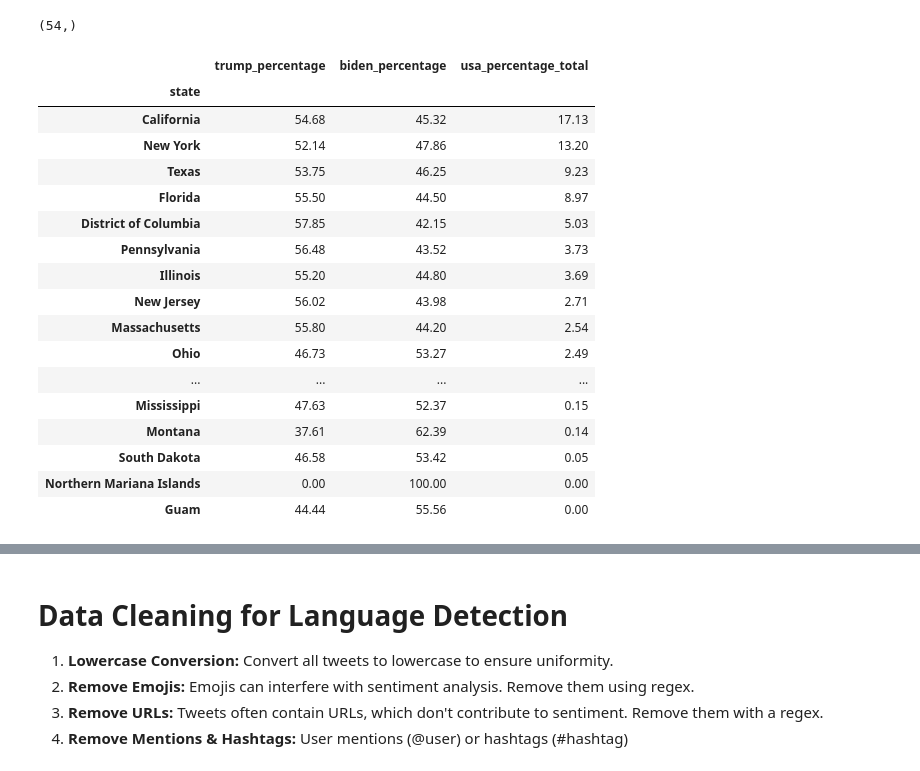
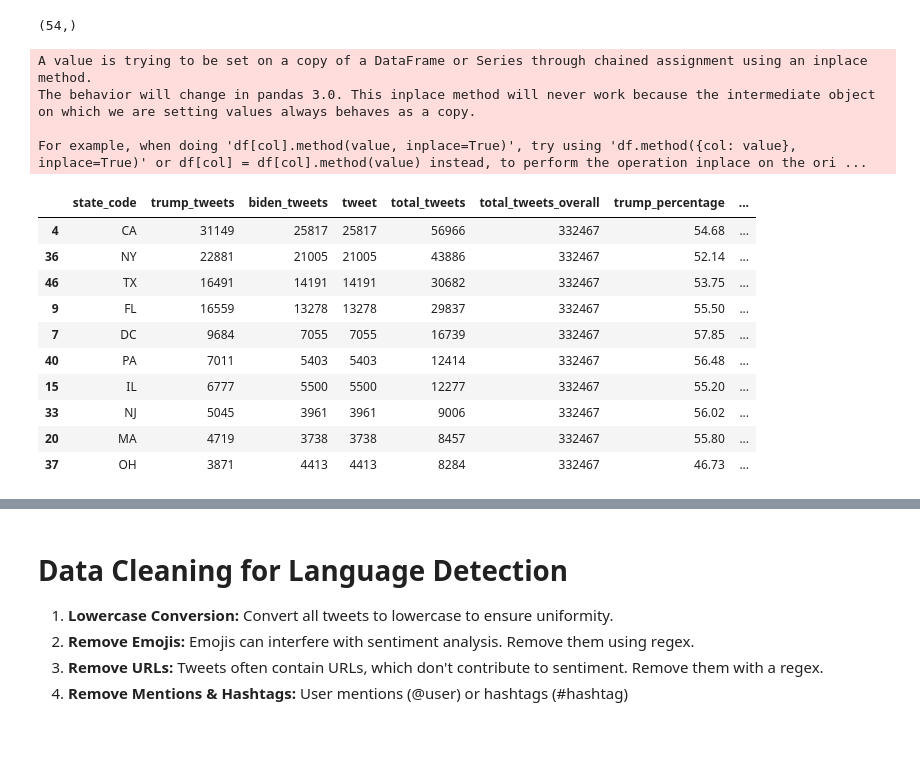
Before and after one commit to GulsahDurmaz/redi_fall2024_data_circle_twitter_project, a Jupyter notebook: Data_Circle_US_Election_2020_Tweets.ipynb, the cells around one changed output, grey strips where cells are left out. Drawn from its saved outputs; the diff is of its cells as text; code cells hidden in the pictures; blank space fills up the shorter version.

```diff
--- a/Data_Circle_US_Election_2020_Tweets.ipynb
+++ b/Data_Circle_US_Election_2020_Tweets.ipynb
@@ -400,6 +587,6 @@ Percentage of tweets USA/total: 10.36
 # Exploratory Data Analysis - Only USA Users
 # %%
 # Create a new DataFrame with only USA data
-usa_trump_df = new_trump_df[new_trump_df['country'] == 'USA']
+usa_trump_df = trump_df[trump_df['country'] == 'USA']
 usa_trump_df.shape
 # %% [output]
@@ -407,4 +594,4 @@ usa_trump_df.shape
 # %%
-usa_biden_df = new_biden_df[new_biden_df['country'] == 'USA']
+usa_biden_df = biden_df[biden_df['country'] == 'USA']
 usa_biden_df.shape
 # %% [output]
@@ -533,51 +710,50 @@ tweet_hour               0.00
 dtype: float64
 # %%
 # Trump - tweet counts according to states
-usa_trump_grouped = usa_trump_df.groupby('state')['tweet'].count()
+usa_trump_grouped = usa_trump_df.groupby('state_code')['tweet'].count()
 usa_trump_grouped.shape
 # %% [output]
 (53,)
 # %%
 # Biden - tweet counts according to states
-usa_biden_grouped = usa_biden_df.groupby('state')['tweet'].count()
+usa_biden_grouped = usa_biden_df.groupby('state_code')['tweet'].count()
 usa_biden_grouped.shape
 # %% [output]
 (54,)
 # %%
-usa_combined_df = pd.merge(usa_trump_grouped, usa_biden_grouped, on='state', how='outer')
+usa_combined_df = pd.merge(usa_trump_grouped, usa_biden_grouped, on='state_code', how='outer')
 usa_combined_df = usa_combined_df.rename(columns={'tweet_x': 'trump_tweets', 'tweet_y': 'biden_tweets'})
+usa_combined_df = usa_combined_df.reset_index()
+usa_combined_df = pd.merge(usa_combined_df, usa_biden_grouped, on='state_code', how='outer')
+
 # NaN fill with  0
-usa_combined_df.fillna(0, inplace=True)
+usa_combined_df['trump_tweets'].fillna(0, inplace=True)
 
-usa_combined_df = usa_combined_df.astype(int)
+usa_combined_df['trump_tweets'] = usa_combined_df['trump_tweets'].astype(int)
 
 usa_combined_df['total_tweets'] = usa_combined_df['trump_tweets'] + usa_combined_df['biden_tweets']
 usa_combined_df['total_tweets_overall'] = usa_combined_df['trump_tweets'].sum() + usa_combined_df['biden_tweets'].sum()
 
 usa_combined_df['trump_percentage'] = (usa_combined_df['trump_tweets'] / usa_combined_df['total_tweets'] * 100).round(2)
 usa_combined_df['biden_percentage'] = (usa_combined_df['biden_tweets'] / usa_combined_df['total_tweets'] * 100).round(2)
 
 usa_combined_df['usa_percentage_total'] = (usa_combined_df['total_tweets'] / usa_combined_df['total_tweets_overall'] * 100).round(2)
 
-usa_combined_df = usa_combined_df.drop(columns= ['trump_tweets', 'biden_tweets', 'total_tweets', 'total_tweets_overall'] )
-usa_combined_df = usa_combined_df.sort_values(by= 'usa_percentage_total', ascending= False)
-usa_combined_df
+usa_combined_df = usa_combined_df.sort_values(by='total_tweets', ascending=False)
+usa_combined_df.head(10)
 # %% [output]
+A value is trying to be set on a copy of a DataFrame or Series through chained assignment using an inplace method.
+The behavior will change in pandas 3.0. This inplace method will never work because the intermediate object on which we are setting values always behaves as a copy.
+
+For example, when doing 'df[col].method(value, inplace=True)', try using 'df.method({col: value}, inplace=True)' or df[col] = df[col].method(value) instead, to perform the operation inplace on the ori ...
-|  | trump_percentage | biden_percentage | usa_percentage_total |
-| state |  |  |  |
-| California | 54.68 | 45.32 | 17.13 |
-| New York | 52.14 | 47.86 | 13.20 |
-| Texas | 53.75 | 46.25 | 9.23 |
-| Florida | 55.50 | 44.50 | 8.97 |
-| District of Columbia | 57.85 | 42.15 | 5.03 |
-| Pennsylvania | 56.48 | 43.52 | 3.73 |
-| Illinois | 55.20 | 44.80 | 3.69 |
-| New Jersey | 56.02 | 43.98 | 2.71 |
-| Massachusetts | 55.80 | 44.20 | 2.54 |
-| Ohio | 46.73 | 53.27 | 2.49 |
-| ... | ... | ... | ... |
-| Mississippi | 47.63 | 52.37 | 0.15 |
-| Montana | 37.61 | 62.39 | 0.14 |
-| South Dakota | 46.58 | 53.42 | 0.05 |
-| Northern Mariana Islands | 0.00 | 100.00 | 0.00 |
-| Guam | 44.44 | 55.56 | 0.00 |
+|  | state_code | trump_tweets | biden_tweets | tweet | total_tweets | total_tweets_overall | trump_percentage | ... |
+| 4 | CA | 31149 | 25817 | 25817 | 56966 | 332467 | 54.68 | ... |
+| 36 | NY | 22881 | 21005 | 21005 | 43886 | 332467 | 52.14 | ... |
+| 46 | TX | 16491 | 14191 | 14191 | 30682 | 332467 | 53.75 | ... |
+| 9 | FL | 16559 | 13278 | 13278 | 29837 | 332467 | 55.50 | ... |
+| 7 | DC | 9684 | 7055 | 7055 | 16739 | 332467 | 57.85 | ... |
+| 40 | PA | 7011 | 5403 | 5403 | 12414 | 332467 | 56.48 | ... |
+| 15 | IL | 6777 | 5500 | 5500 | 12277 | 332467 | 55.20 | ... |
+| 33 | NJ | 5045 | 3961 | 3961 | 9006 | 332467 | 56.02 | ... |
+| 20 | MA | 4719 | 3738 | 3738 | 8457 | 332467 | 55.80 | ... |
+| 37 | OH | 3871 | 4413 | 4413 | 8284 | 332467 | 46.73 | ... |
```
Also changed, not shown: parts of 25 cells of this notebook, 2 other files.
